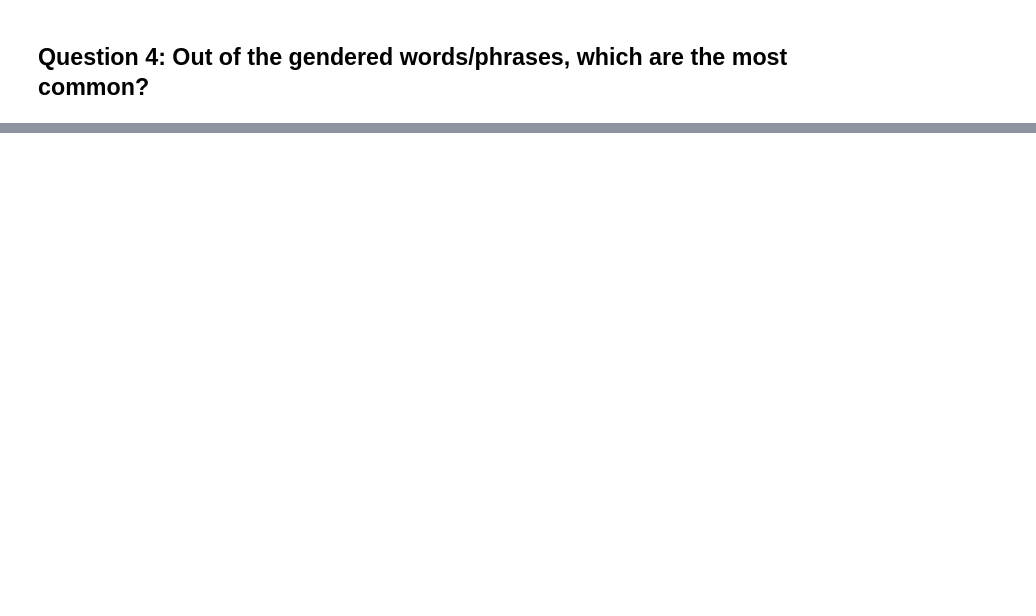
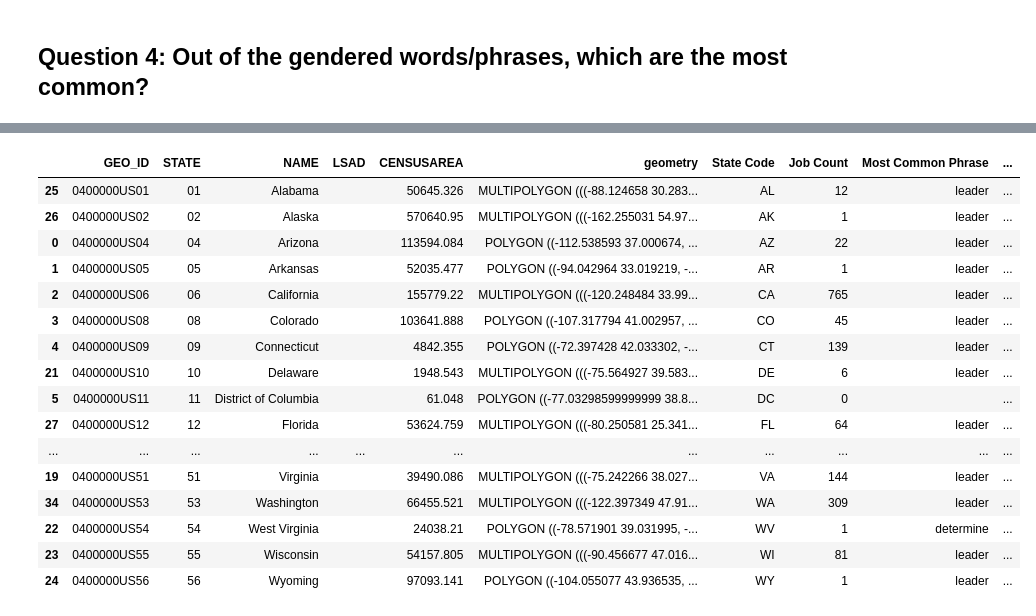
Before and after one commit to Kyle1668/cse184-pronoun-analysis, a Jupyter notebook: analysis/Final Analysis and Findings.ipynb, the cells around one changed output, grey strips where cells are left out. Saved outputs shown, nothing was run; the diff lists cells and outputs as text; code cells hidden in the pictures; blank space fills up the shorter version.

```diff
--- a/analysis/Final Analysis and Findings.ipynb
+++ b/analysis/Final Analysis and Findings.ipynb
@@ -472,0 +690,25 @@ percentage 0.014949172812437711
+# %%
+# Making the heat map of where jobs come from
+state_map = gpd.read_file("gz_2010_us_040_00_20m.json")
+
+state_map = state_map.drop([20])
+#state_map = state_map.drop('Puerto Rico')
+state_map.reset_index
+state_count_alpha = state_df_from_dict.sort_index()
+state_map_list = state_df_from_dict['Number'].tolist()
+state_map_list_2 = state_df_from_dict['Phrase'].tolist()
+print(len(state_map_list_2))
+#state_map_list_3 = state_count['Location'].tolist()
+#state_count_list = state_count['Location'].tolist()
+#state_map_list
+
+
+state_map = state_map.sort_values(by=['STATE'])
+state_map['State Code'] = states
+state_map['Job Count'] = state_map_list                 #Job count per state for most common phrase
+state_map['Most Common Phrase'] = state_map_list_2
+#state_map['Total Number of Jobs'] = state_map_list_3
+#state_series_list = state_map['STATE'].tolist()
+
+#print((state_series_list))
+state_map
@@ -472,0 +734,29 @@ percentage 0.014949172812437711
+# %%
+# Using plotly, create a chloropleth map
+
+
+for col in state_map.columns:
+    state_map[col] = state_map[col].astype(str)
+
+state_map['Map_Display'] = state_map['NAME'] + '<br>' + \
+                           'Most Common Phrase: ' + state_map['Most Common Phrase'] + '<br>' + \
+                           'Phrase Occurs: ' + state_map['Job Count'] + ' times'
+state_map
+# %% [output]
+|  | GEO_ID | STATE | NAME | LSAD | CENSUSAREA | geometry | State Code | Job Count | Most Common Phrase | ... |
+| 25 | 0400000US01 | 01 | Alabama |  | 50645.326 | MULTIPOLYGON (((-88.124658 30.283... | AL | 12 | leader | ... |
+| 26 | 0400000US02 | 02 | Alaska |  | 570640.95 | MULTIPOLYGON (((-162.255031 54.97... | AK | 1 | leader | ... |
+| 0 | 0400000US04 | 04 | Arizona |  | 113594.084 | POLYGON ((-112.538593 37.000674, ... | AZ | 22 | leader | ... |
+| 1 | 0400000US05 | 05 | Arkansas |  | 52035.477 | POLYGON ((-94.042964 33.019219, -... | AR | 1 | leader | ... |
+| 2 | 0400000US06 | 06 | California |  | 155779.22 | MULTIPOLYGON (((-120.248484 33.99... | CA | 765 | leader | ... |
+| 3 | 0400000US08 | 08 | Colorado |  | 103641.888 | POLYGON ((-107.317794 41.002957, ... | CO | 45 | leader | ... |
+| 4 | 0400000US09 | 09 | Connecticut |  | 4842.355 | POLYGON ((-72.397428 42.033302, -... | CT | 139 | leader | ... |
+| 21 | 0400000US10 | 10 | Delaware |  | 1948.543 | MULTIPOLYGON (((-75.564927 39.583... | DE | 6 | leader | ... |
+| 5 | 0400000US11 | 11 | District of Columbia |  | 61.048 | POLYGON ((-77.03298599999999 38.8... | DC | 0 |  | ... |
+| 27 | 0400000US12 | 12 | Florida |  | 53624.759 | MULTIPOLYGON (((-80.250581 25.341... | FL | 64 | leader | ... |
+| ... | ... | ... | ... | ... | ... | ... | ... | ... | ... | ... |
+| 19 | 0400000US51 | 51 | Virginia |  | 39490.086 | MULTIPOLYGON (((-75.242266 38.027... | VA | 144 | leader | ... |
+| 34 | 0400000US53 | 53 | Washington |  | 66455.521 | MULTIPOLYGON (((-122.397349 47.91... | WA | 309 | leader | ... |
+| 22 | 0400000US54 | 54 | West Virginia |  | 24038.21 | POLYGON ((-78.571901 39.031995, -... | WV | 1 | determine | ... |
+| 23 | 0400000US55 | 55 | Wisconsin |  | 54157.805 | MULTIPOLYGON (((-90.456677 47.016... | WI | 81 | leader | ... |
+| 24 | 0400000US56 | 56 | Wyoming |  | 97093.141 | POLYGON ((-104.055077 43.936535, ... | WY | 1 | leader | ... |
```
Also changed, not shown: parts of 20 cells of this notebook.
